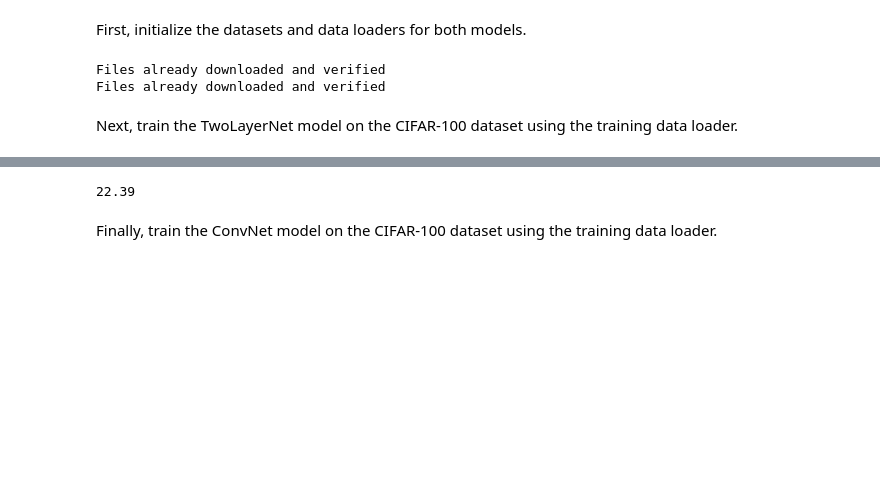
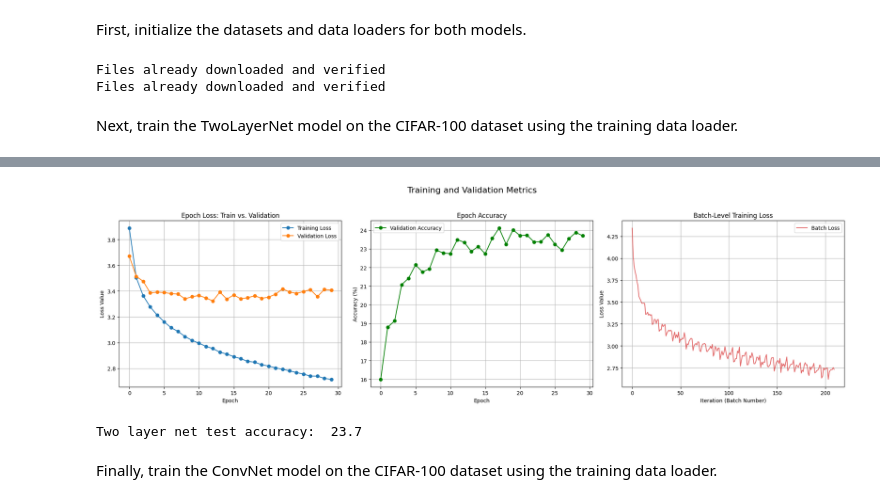
Before and after one commit to CV1Group28/cv1-final-lab-part-2, a Jupyter notebook: 16207041_12270229_13448714.ipynb, the cells around one changed output, grey strips where cells are left out. Drawn from its saved outputs; the diff is of its cells as text; code cells hidden in the pictures; blank space fills up the shorter version.

```diff
--- a/16207041_12270229_13448714.ipynb
+++ b/16207041_12270229_13448714.ipynb
@@ -375,7 +371,7 @@ def create_optimizer(model, learning_rate=0.001):
 
 In this section, you will complete the `train` function and use it to train both the `TwoLayerNet` and `ConvNet` models. You will use the custom `CIFAR100_loader`, transform function, and optimizer function that you implemented. The goal is to compare the performance of the two models on the CIFAR-100 dataset.
 # %%
-def validate(net, testloader):
+def validate(net, testloader, criterion):
     '''
     Validates the model on the test dataset.
 
@@ -384,20 +380,21 @@ def validate(net, testloader):
         testloader (torch.utils.data.DataLoader): The data loader for the test dataset.
 
     Returns:
-        float: The accuracy of the model on the test dataset.
+        accuracy (float): The accuracy of the model on the test dataset.
+        loss (float)
     '''
 
     # Set the model to evaluation mode
     net.eval()
 
-    # Determine the device to run the model on
     device = torch.device("cuda" if torch.cuda.is_available() else "cpu")
+
     correct, total = 0, 0
+    total_loss = 0.0
 
     # Disable gradient computation
     with torch.no_grad():
 
-        # Iterate over the test dataset
         for inputs, labels in testloader:
             inputs, labels = inputs.to(device), labels.to(device)
             outputs = net(inputs)
@@ -405,10 +402,14 @@ def validate(net, testloader):
             total += labels.size(0)
             correct += (predicted == labels).sum().item()
 
+            loss = criterion(outputs, labels)
+            total_loss += loss.item() * labels.size(0)
+
     accuracy = 100 * correct / total
-    print(f'Accuracy of the network on the test images: {accuracy:.2f} %')
+    loss = total_loss / total
+    # print(f'Accuracy of the network on the test images: {accuracy:.2f} %')
 
-    return accuracy
+    return accuracy, loss
 # %%
 def validate_per_class(net, testloader, classes):
     '''
@@ -508,6 +586,7 @@ num_classes = 100
 two_layer_net = TwoLayerNet(input_size, hidden_size, num_classes)
 criterion = nn.CrossEntropyLoss()
 optimizer = create_optimizer(two_layer_net, learning_rate=0.001)
-train(two_layer_net, train_loader, criterion, optimizer, epochs=10)
-validate(two_layer_net, test_loader)
+
+history = train(two_layer_net, train_loader, test_loader, criterion, optimizer, epochs=30)
+# validate(two_layer_net, test_loader)
 # %% [output]
@@ -531,4 +593,8 @@ Accuracy of the network on the test images: 22.39 %
-22.39
+[figure, added]
+# %%
+print("Two layer net test accuracy: ", history["val_accuracy"][-1])
+# %% [output]
+Two layer net test accuracy:  23.7
 # %% [markdown]
 Finally, train the ConvNet model on the CIFAR-100 dataset using the training data loader.
 # %%
```
Also changed, not shown: parts of 40 cells of this notebook.
